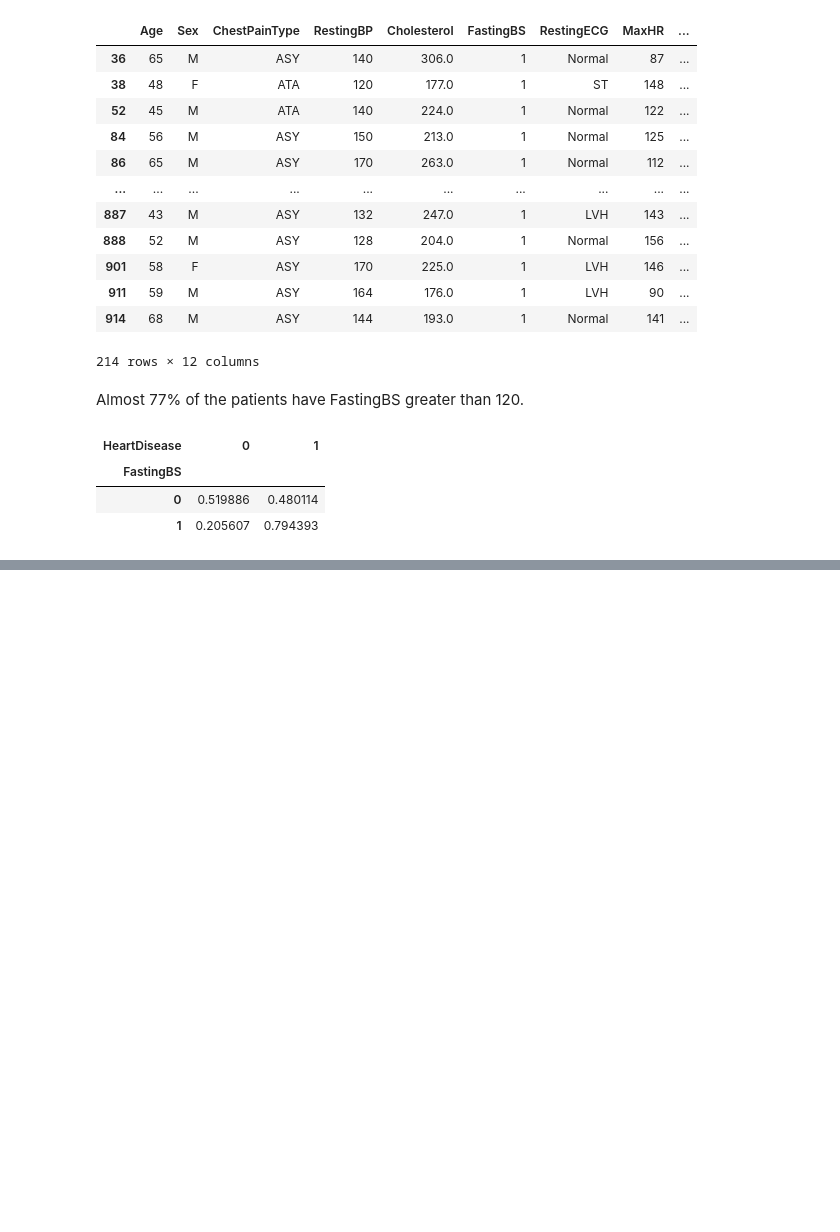
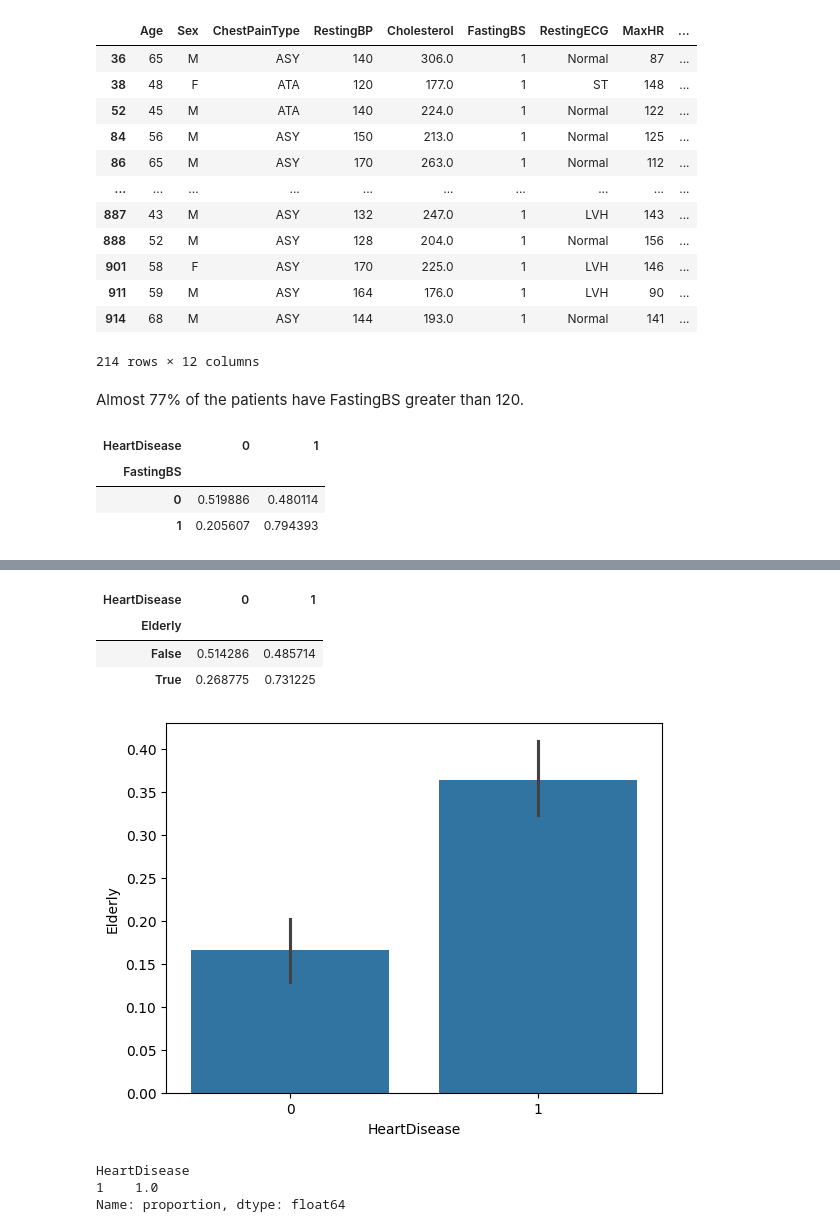
Before and after one commit to Newtan999/NewML, a Jupyter notebook: notebooks/01_eda.ipynb, the cells around one changed output, grey strips where cells are left out. Cells and saved outputs as stored; diff of their text form; code cells hidden in the pictures; blank space fills up the shorter version.

```diff
--- a/notebooks/01_eda.ipynb
+++ b/notebooks/01_eda.ipynb
@@ -268,0 +318,5 @@ pd.crosstab(df["FastingBS"], df["HeartDisease"], normalize="index");
+# %%
+df["Elderly"] = df["Age"] >= 60
+elderly_heart_disease = df.loc[(df["elderly"]) & (df["HeartDisease"])]
+
+elderly_heart_disease
@@ -268,0 +337,18 @@ pd.crosstab(df["FastingBS"], df["HeartDisease"], normalize="index");
+# %%
+ct = pd.crosstab(df["Elderly"], df["HeartDisease"], normalize="index")
+ct
+# %% [output]
+| HeartDisease | 0 | 1 |
+| Elderly |  |  |
+| False | 0.514286 | 0.485714 |
+| True | 0.268775 | 0.731225 |
+# %%
+sns.barplot(x = "HeartDisease", y = "Elderly", data = df);
+# %% [output]
+[figure, added]
+# %%
+The crosstab and barplot indicates that eldery (60 years old or more) patients have
+# %% [output]
+HeartDisease
+1    1.0
+Name: proportion, dtype: float64
```
Also changed, not shown: parts of 10 cells of this notebook.
